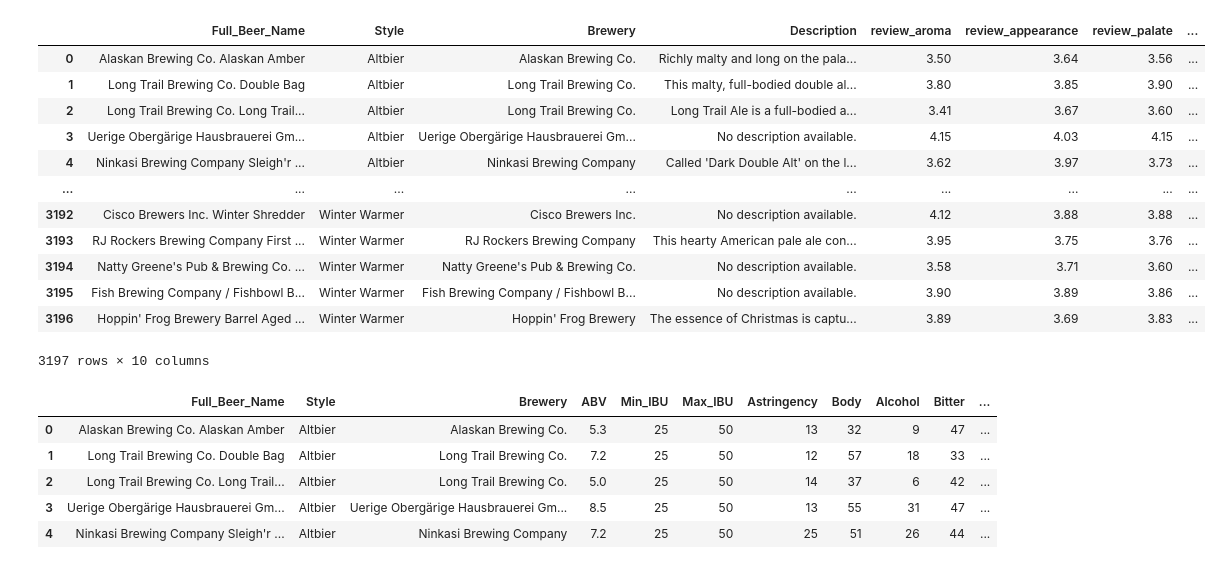
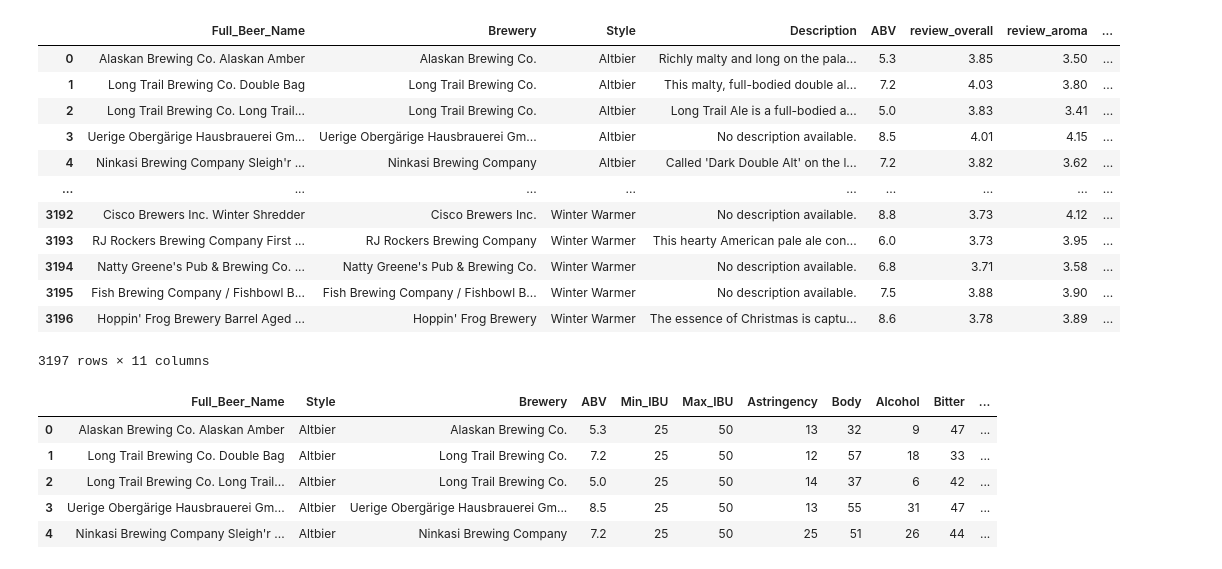
Before and after one commit to Tmalasky/Beer_Recommender, a Jupyter notebook: basic_beer_model.ipynb, the cells around one changed output. Saved outputs shown, nothing was run; the diff lists cells and outputs as text; code cells hidden in the pictures.

Commit message:
output now includes ABV, reordered cols to bring overall score to front.

```diff
--- a/basic_beer_model.ipynb
+++ b/basic_beer_model.ipynb
@@ -31,23 +31,23 @@ reviews_df['Description'] = reviews_df['Description'].map(
 )
 # %%
 # Round review scores to 2 decimal places
-for col in reviews_df.columns[4:9]:
+for col in reviews_df.columns[5:10]:
     reviews_df[col] = reviews_df[col].map("{:.2f}".format)
 reviews_df
 # %% [output]
-|  | Full_Beer_Name | Style | Brewery | Description | review_aroma | review_appearance | review_palate | ... |
-| 0 | Alaskan Brewing Co. Alaskan Amber | Altbier | Alaskan Brewing Co. | Richly malty and long on the pala... | 3.50 | 3.64 | 3.56 | ... |
-| 1 | Long Trail Brewing Co. Double Bag | Altbier | Long Trail Brewing Co. | This malty, full-bodied double al... | 3.80 | 3.85 | 3.90 | ... |
-| 2 | Long Trail Brewing Co. Long Trail... | Altbier | Long Trail Brewing Co. | Long Trail Ale is a full-bodied a... | 3.41 | 3.67 | 3.60 | ... |
-| 3 | Uerige Obergärige Hausbrauerei Gm... | Altbier | Uerige Obergärige Hausbrauerei Gm... | No description available. | 4.15 | 4.03 | 4.15 | ... |
-| 4 | Ninkasi Brewing Company Sleigh'r ... | Altbier | Ninkasi Brewing Company | Called 'Dark Double Alt' on the l... | 3.62 | 3.97 | 3.73 | ... |
+|  | Full_Beer_Name | Brewery | Style | Description | ABV | review_overall | review_aroma | ... |
+| 0 | Alaskan Brewing Co. Alaskan Amber | Alaskan Brewing Co. | Altbier | Richly malty and long on the pala... | 5.3 | 3.85 | 3.50 | ... |
+| 1 | Long Trail Brewing Co. Double Bag | Long Trail Brewing Co. | Altbier | This malty, full-bodied double al... | 7.2 | 4.03 | 3.80 | ... |
+| 2 | Long Trail Brewing Co. Long Trail... | Long Trail Brewing Co. | Altbier | Long Trail Ale is a full-bodied a... | 5.0 | 3.83 | 3.41 | ... |
+| 3 | Uerige Obergärige Hausbrauerei Gm... | Uerige Obergärige Hausbrauerei Gm... | Altbier | No description available. | 8.5 | 4.01 | 4.15 | ... |
+| 4 | Ninkasi Brewing Company Sleigh'r ... | Ninkasi Brewing Company | Altbier | Called 'Dark Double Alt' on the l... | 7.2 | 3.82 | 3.62 | ... |
 | ... | ... | ... | ... | ... | ... | ... | ... | ... |
-| 3192 | Cisco Brewers Inc. Winter Shredder | Winter Warmer | Cisco Brewers Inc. | No description available. | 4.12 | 3.88 | 3.88 | ... |
-| 3193 | RJ Rockers Brewing Company First ... | Winter Warmer | RJ Rockers Brewing Company | This hearty American pale ale con... | 3.95 | 3.75 | 3.76 | ... |
-| 3194 | Natty Greene's Pub & Brewing Co. ... | Winter Warmer | Natty Greene's Pub & Brewing Co. | No description available. | 3.58 | 3.71 | 3.60 | ... |
-| 3195 | Fish Brewing Company / Fishbowl B... | Winter Warmer | Fish Brewing Company / Fishbowl B... | No description available. | 3.90 | 3.89 | 3.86 | ... |
-| 3196 | Hoppin' Frog Brewery Barrel Aged ... | Winter Warmer | Hoppin' Frog Brewery | The essence of Christmas is captu... | 3.89 | 3.69 | 3.83 | ... |
+| 3192 | Cisco Brewers Inc. Winter Shredder | Cisco Brewers Inc. | Winter Warmer | No description available. | 8.8 | 3.73 | 4.12 | ... |
+| 3193 | RJ Rockers Brewing Company First ... | RJ Rockers Brewing Company | Winter Warmer | This hearty American pale ale con... | 6.0 | 3.73 | 3.95 | ... |
+| 3194 | Natty Greene's Pub & Brewing Co. ... | Natty Greene's Pub & Brewing Co. | Winter Warmer | No description available. | 6.8 | 3.71 | 3.58 | ... |
+| 3195 | Fish Brewing Company / Fishbowl B... | Fish Brewing Company / Fishbowl B... | Winter Warmer | No description available. | 7.5 | 3.88 | 3.90 | ... |
+| 3196 | Hoppin' Frog Brewery Barrel Aged ... | Hoppin' Frog Brewery | Winter Warmer | The essence of Christmas is captu... | 8.6 | 3.78 | 3.89 | ... |
-3197 rows × 10 columns
+3197 rows × 11 columns
 # %%
 # Check beer data
 beers_df.head()
```
Also changed, not shown: parts of 8 cells of this notebook, 3 other files.
